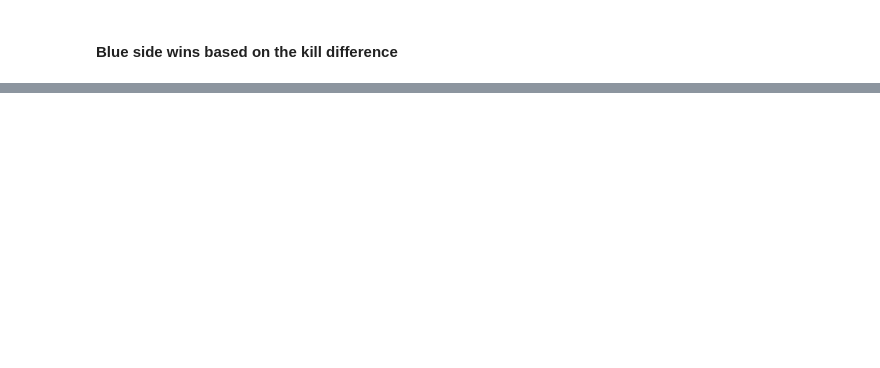
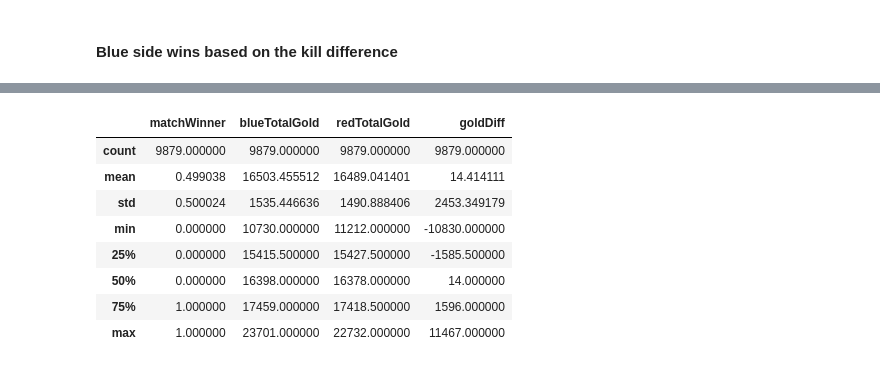
Before and after one commit to MatheusMAssis/League-Ranked-Analysis, a Jupyter notebook: visualization/statistical_analysis.ipynb, the cells around one changed output, grey strips where cells are left out. Saved outputs shown, nothing was run; the diff lists cells and outputs as text; code cells hidden in the pictures; blank space fills up the shorter version.

```diff
--- a/visualization/statistical_analysis.ipynb
+++ b/visualization/statistical_analysis.ipynb
@@ -168,0 +185,2 @@ plt.show()
+# %%
+dist_df2 = df[["matchWinner", "blueTotalGold", "redTotalGold"]].copy()
@@ -168,0 +189,12 @@ plt.show()
+# %%
+dist_df2.describe()
+# %% [output]
+|  | matchWinner | blueTotalGold | redTotalGold | goldDiff |
+| count | 9879.000000 | 9879.000000 | 9879.000000 | 9879.000000 |
+| mean | 0.499038 | 16503.455512 | 16489.041401 | 14.414111 |
+| std | 0.500024 | 1535.446636 | 1490.888406 | 2453.349179 |
+| min | 0.000000 | 10730.000000 | 11212.000000 | -10830.000000 |
+| 25% | 0.000000 | 15415.500000 | 15427.500000 | -1585.500000 |
+| 50% | 0.000000 | 16398.000000 | 16378.000000 | 14.000000 |
+| 75% | 1.000000 | 17459.000000 | 17418.500000 | 1596.000000 |
+| max | 1.000000 | 23701.000000 | 22732.000000 | 11467.000000 |
```
Also changed, not shown: parts of 11 cells of this notebook, 2 other files.
